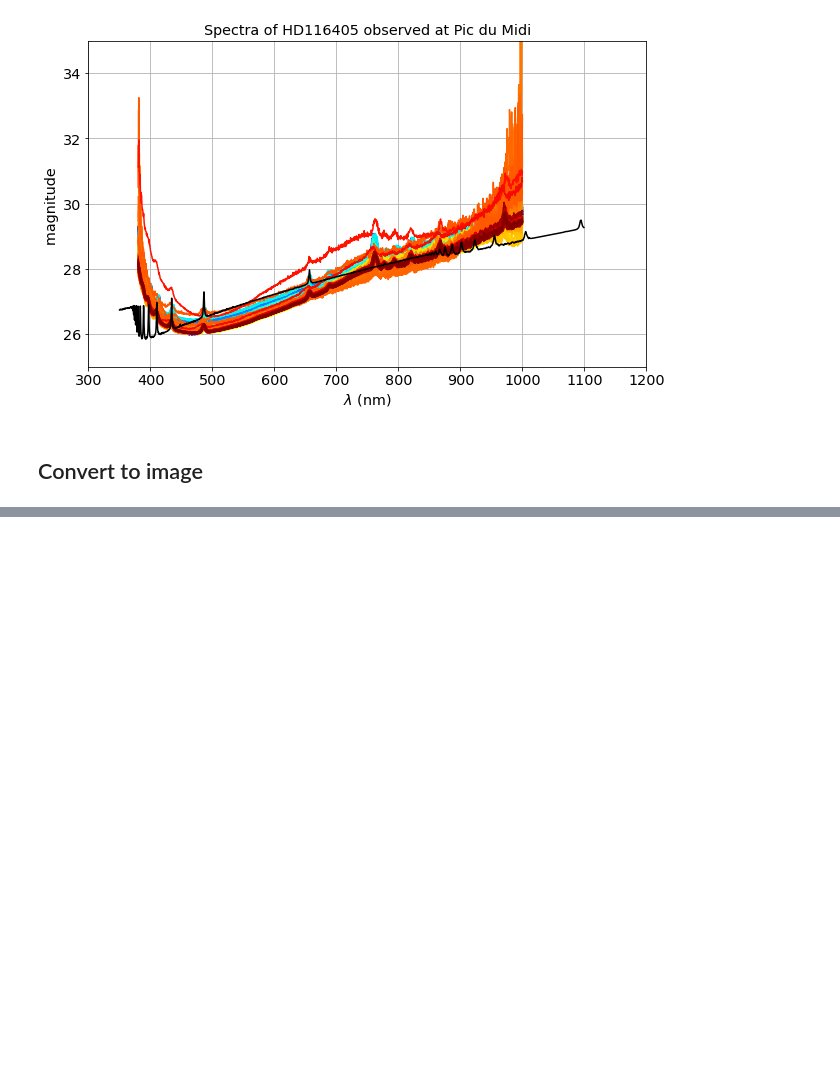
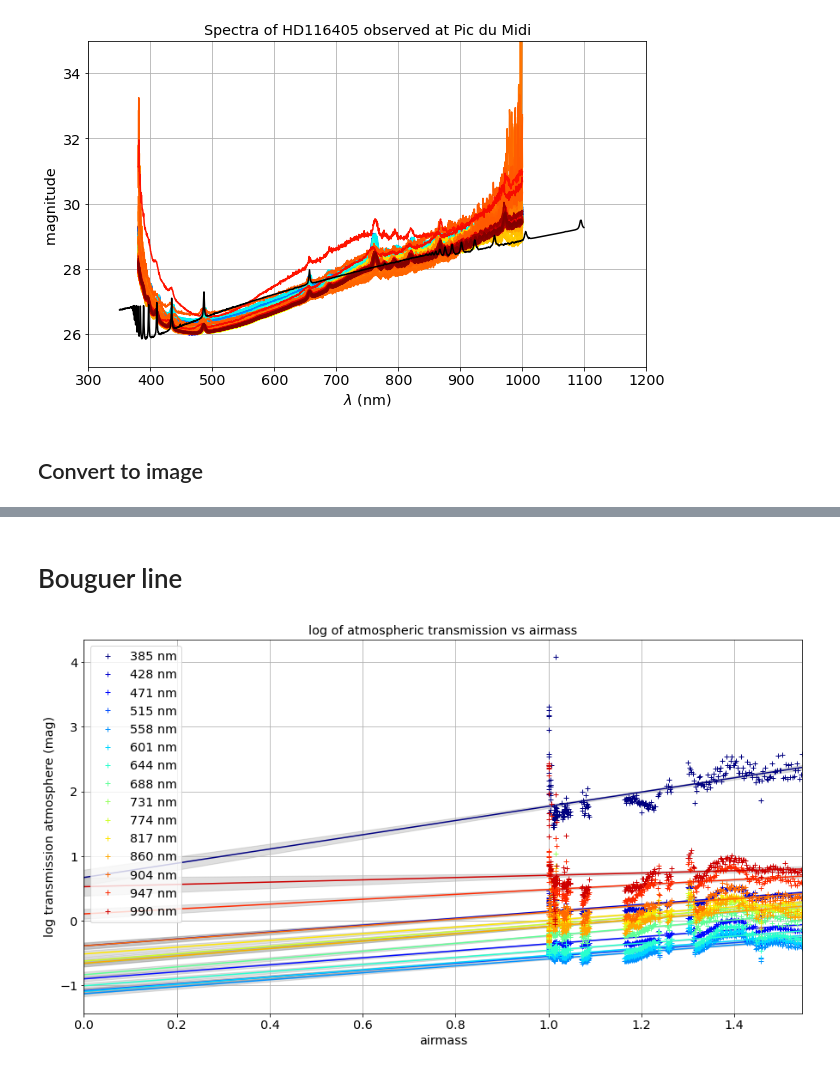
Before and after one commit to sylvielsstfr/PhotomCorrectAuxTel, a Jupyter notebook: analysis/MLfit_gp_data/ViewPDMData.ipynb, the cells around one changed output, grey strips where cells are left out. Saved outputs shown, nothing was run; the diff lists cells and outputs as text; code cells hidden in the pictures; blank space fills up the shorter version.

```diff
--- a/analysis/MLfit_gp_data/ViewPDMData.ipynb
+++ b/analysis/MLfit_gp_data/ViewPDMData.ipynb
@@ -526,0 +557,2 @@ plt.tight_layout()
+# %% [markdown]
+# Bouguer line
@@ -526,0 +630,4 @@ plt.tight_layout()
+# %%
+w,m,e=GetBouguerLinesAtm(15,WL,AirM,MagsRef,FLAG_PLOT=True)
+# %% [output]
+[figure, added]
```
Also changed, not shown: parts of 24 cells of this notebook, 1 other file.
